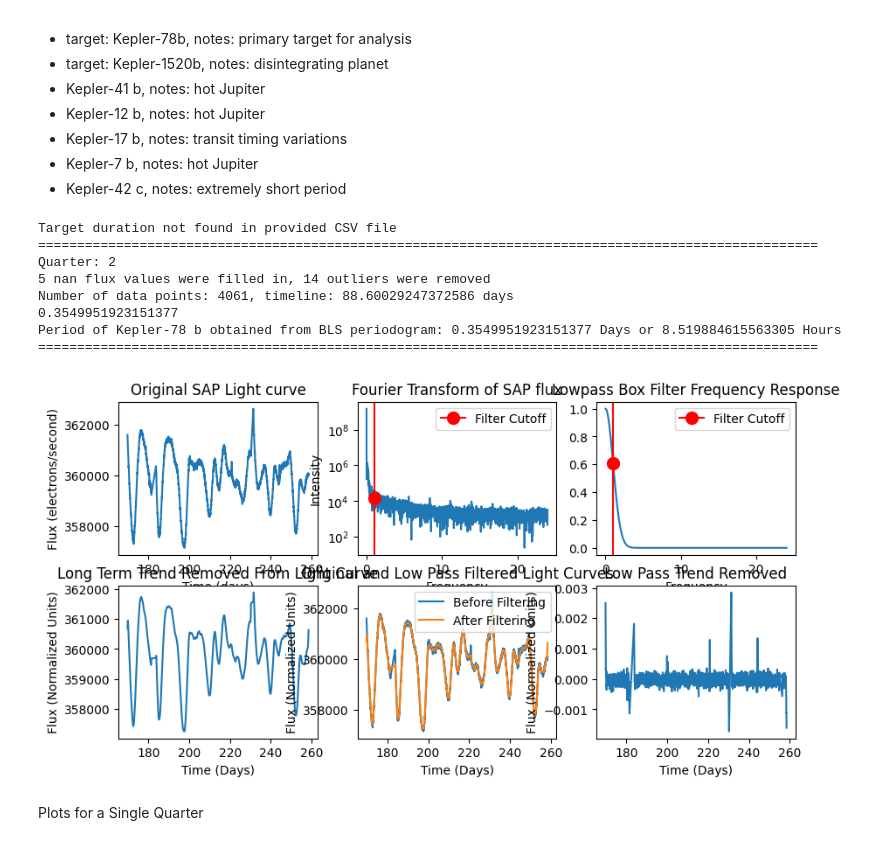
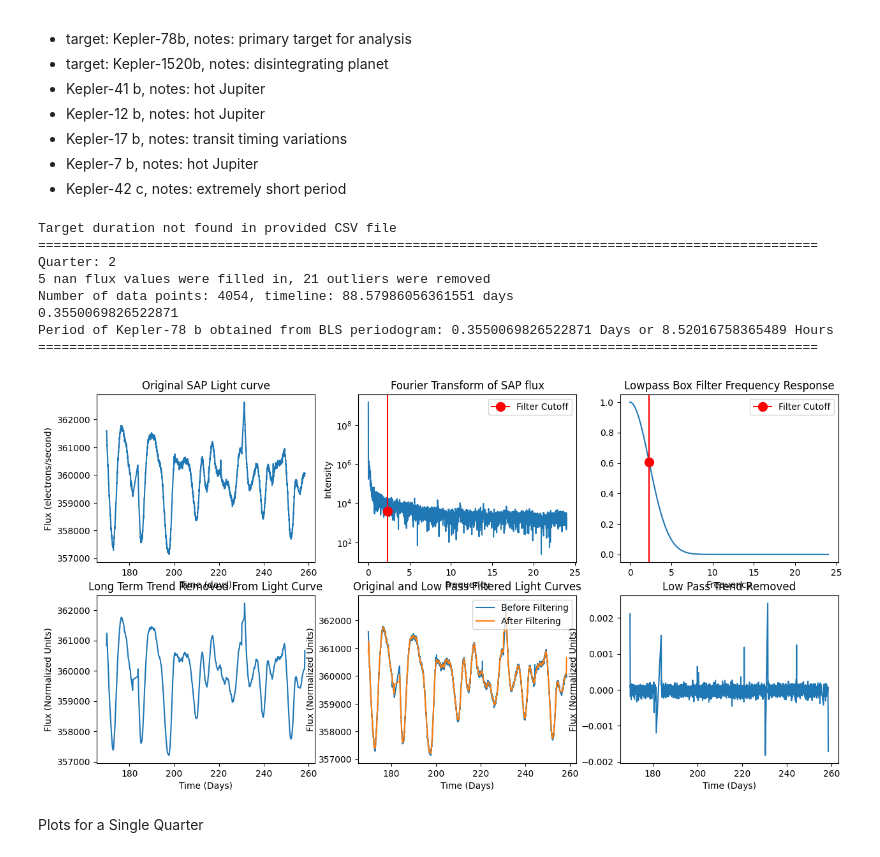
Before and after one commit to nsodickson/USP-Exoplanet-Analysis, a Jupyter notebook: Pipeline.ipynb, the cells around one changed output. Cells and saved outputs as stored; diff of their text form; code cells hidden in the pictures.

```diff
--- a/Pipeline.ipynb
+++ b/Pipeline.ipynb
@@ -22,5 +24,5 @@ Initializing Constants and Importing Data
 # %%
-winSize = (10, 5)
+standard_figsize = (15, 7.5)
 np.set_printoptions(edgeitems=25)
 warnings.filterwarnings("ignore", category=astropy.time.core.TimeDeltaMissingUnitWarning)
 
@@ -163,7 +165,7 @@ def filter(flux, filter_type, cutoff):
 
 def bls(time, flux, duration, period=None, target="period"):
     # Wrapper function for astropy box least squares
-    model = astropy.timeseries.BoxLeastSquares(time, flux)
+    model = BoxLeastSquares(time, flux)
     if period is None:
         period = model.autoperiod(duration=duration, frequency_factor=1)
     periodogram = model.power(period=period, duration=duration)
@@ -208,11 +210,20 @@ class LC:
     def __repr__(self):
         return f"Light Curve Object with data {self.data}"
 
-    def plot(self, *args, **kwargs):
-        plt.plot(self.time, self.flux, *args, **kwargs)
-        plt.title("Light curve")
-        plt.xlabel(f"Time ({self.time_unit})")
-        plt.ylabel("Flux")
+    def plot(self, mode="time", *args, **kwargs):
+        if mode == "phase":
+            if self.has_folded:
+                plt.plot(self.phase, self.flux, *args, **kwargs)
+                plt.title("Light curve")
+                plt.xlabel(f"Phase")
+                plt.ylabel("Flux")
+            else:
+                print("Warning, light curve hasn't been folded yet")
+        else:
+            plt.plot(self.time, self.flux, *args, **kwargs)
+            plt.title("Light curve")
+            plt.xlabel(f"Time (Days)")
+            plt.ylabel("Flux")
 
         plt.show()
 
@@ -254,7 +265,8 @@ Obtaining Data Function Definitions
 # %%
 def openFitsLightCurve(fits_file, include_image=False):
     with astropy.io.fits.open(name=fits_file, mode="readonly") as hdu:
-        return dataFromHDU(hdu=hdu, include_image=include_image)
+        out = dataFromHDU(hdu=hdu, include_image=include_image)
+    return out
 
 
 def dataFromHDU(hdu, include_image=False, flux_column_name="SAP_FLUX"):
@@ -640,17 +662,19 @@ Target List:
 # Initialize Target Constants
 target = "Kepler-78 b"
 if target in sp_csv.index:
-    target_period_range = getPeriodRange(period=sp_csv.loc[target, "pl_orbper"])
+    prior_period = sp_csv.loc[target, "pl_orbper"]
+    target_period_range = getPeriodRange(period=prior_period)
     target_duration = sp_csv.loc[target, "pl_trandur"] / 24
     if np.isnan(target_duration):
         print("Target duration not found in provided CSV file")
-        target_duration = 1/24
+        target_duration = np.linspace(1/24, prior_period / 2, 100)  # The largest duration would be no greater than half the period
 else:
     print("Warning, target not found in provided CSV file")
+    prior_period = 1
     target_period_range = None
     target_duration = 1/24
 quarter = 2
-filter_cutoff = 1
+filter_cutoff = 1 / prior_period - 0.5  # Filter cutoff is the frequency in the literature minus a small buffer
 
 print("=" * 100)
 
@@ -660,38 +684,38 @@ quarter_lc = dataFromHDU(hdu=hdu, flux_column_name="FLUX")
 
 # Obtain data from fits files
 """
 filename = "KeplerFitsData/Kepler/kplr008435766_lc_Q111111111111111111/008435766/kplr008435766-2009166043257_llc.fits"
 quarter_lc = openFitsLightCurve(fits_file=filename)
 """
 
 print(f"Quarter: {quarter}")
 
 # Preprocess data by removing Nan values, and filtering out long term trends
 num_nans = fillNans(quarter_lc.flux)
 produceTrendPlots(time=quarter_lc.time, flux=quarter_lc.flux, filter_type=lowPassGaussian, cutoff=filter_cutoff)
 trend = filter(quarter_lc.flux, filter_type=lowPassGaussian, cutoff=filter_cutoff)
 quarter_lc.flux = quarter_lc.flux/trend - 1.0
 quarter_lc.time, quarter_lc.flux, num_outliers = removeOutliers(quarter_lc.time, quarter_lc.flux, n_sigma=5)
 print(f"{num_nans} nan flux values were filled in, {num_outliers} outliers were removed")
 print(f"Number of data points: {len(quarter_lc.time)}, timeline: {quarter_lc.time[-1] - quarter_lc.time[0]} days")
 
 # Obtaining new data and constants with a variety of data analysis techniques
 period = bls(quarter_lc.time, quarter_lc.flux, duration=target_duration, period=target_period_range)
 print(period)
 period_grid = getPeriodRange(period=period, buffer=1/(24*60))
 print(f"Period of {target} obtained from BLS periodogram: {period} Days or {period * 24} Hours")
 quarter_lc.fold(period)
 print("=" * 100)
 # %% [output]
 Target duration not found in provided CSV file
 ====================================================================================================
 Quarter: 2
-5 nan flux values were filled in, 14 outliers were removed
-Number of data points: 4061, timeline: 88.60029247372586 days
-0.3549951923151377
-Period of Kepler-78 b obtained from BLS periodogram: 0.3549951923151377 Days or 8.519884615563305 Hours
+5 nan flux values were filled in, 21 outliers were removed
+Number of data points: 4054, timeline: 88.57986056361551 days
+0.3550069826522871
+Period of Kepler-78 b obtained from BLS periodogram: 0.3550069826522871 Days or 8.52016758365489 Hours
 ====================================================================================================
-[figure, old version]
+[figure, new version]
 # %% [markdown]
 Plots for a Single Quarter
 # %%
```
Also changed, not shown: parts of 13 cells of this notebook, 2 other files.
